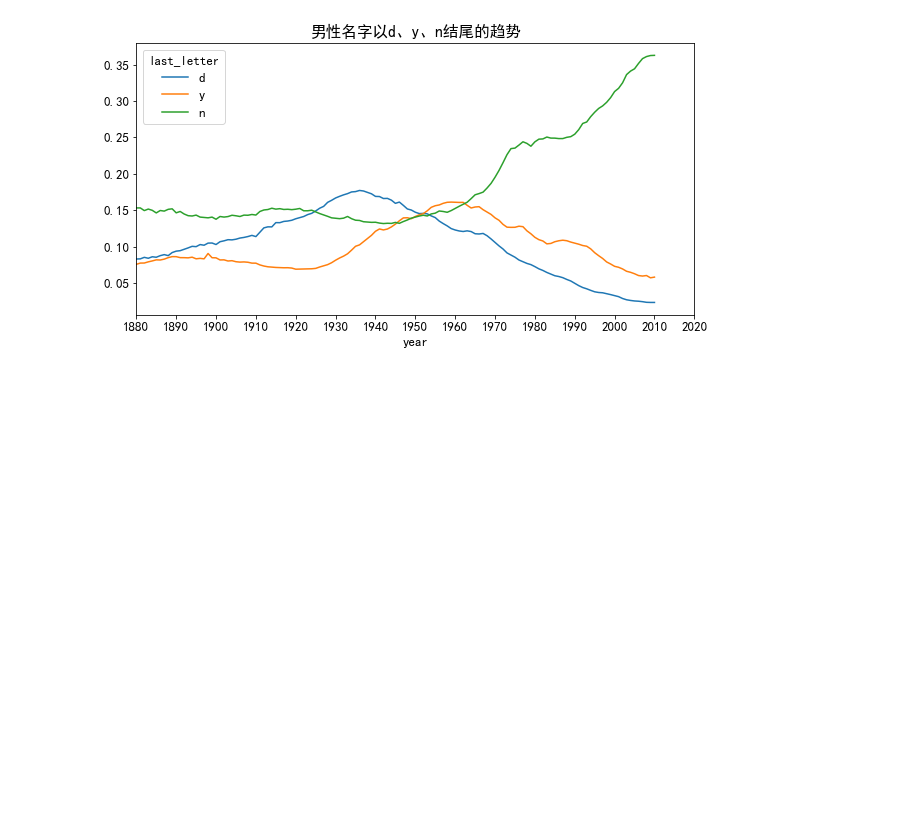
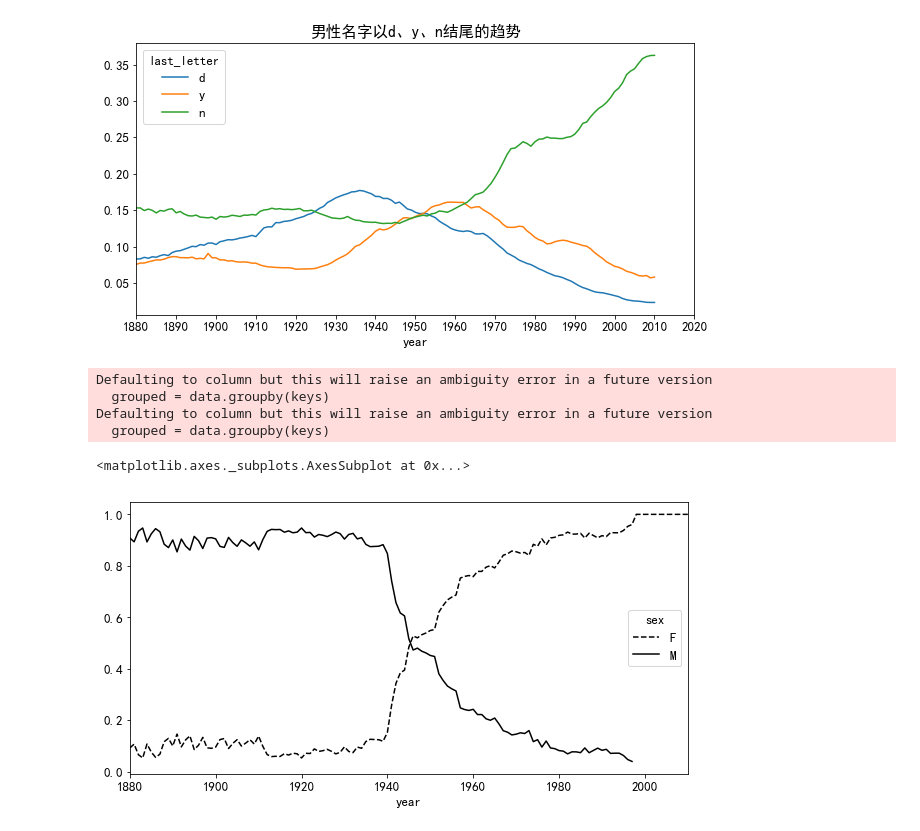
Before and after one commit to WarmingWang/reptiles_gh, a Jupyter notebook: Machine Learning/python for DA/ch02.ipynb, the cells around one changed output. Drawn from its saved outputs; the diff is of its cells as text; code cells hidden in the pictures; blank space fills up the shorter version.

```diff
--- a/Machine Learning/python for DA/ch02.ipynb
+++ b/Machine Learning/python for DA/ch02.ipynb
@@ -158,3 +159,20 @@ dny_ts.plot(figsize=(10,5),title='男性名字以d、y、n结尾的趋势',xtick
 # %% [output]
 <matplotlib.axes._subplots.AxesSubplot at 0x...>
 [figure]
+# %%
+all_names=top1000.name.unique()
+mask=np.array(['lesl' in x.lower() for x in all_names])
+lesley_like=all_names[mask]
+
+filtered=top1000[top1000.name.isin(lesley_like)]
+
+lesley_table=filtered.pivot_table(values='births',index='year',columns='sex',aggfunc=sum)
+lesley_table=lesley_table.div(lesley_table.sum(1),axis=0)
+lesley_table.plot(style={'M':'k-','F':'k--'},figsize=(10,5))
+# %% [output]
+Defaulting to column but this will raise an ambiguity error in a future version
+  grouped = data.groupby(keys)
+Defaulting to column but this will raise an ambiguity error in a future version
+  grouped = data.groupby(keys)
+<matplotlib.axes._subplots.AxesSubplot at 0x...>
+[figure, added]
```
Also changed, not shown: parts of 1 cell of this notebook.
